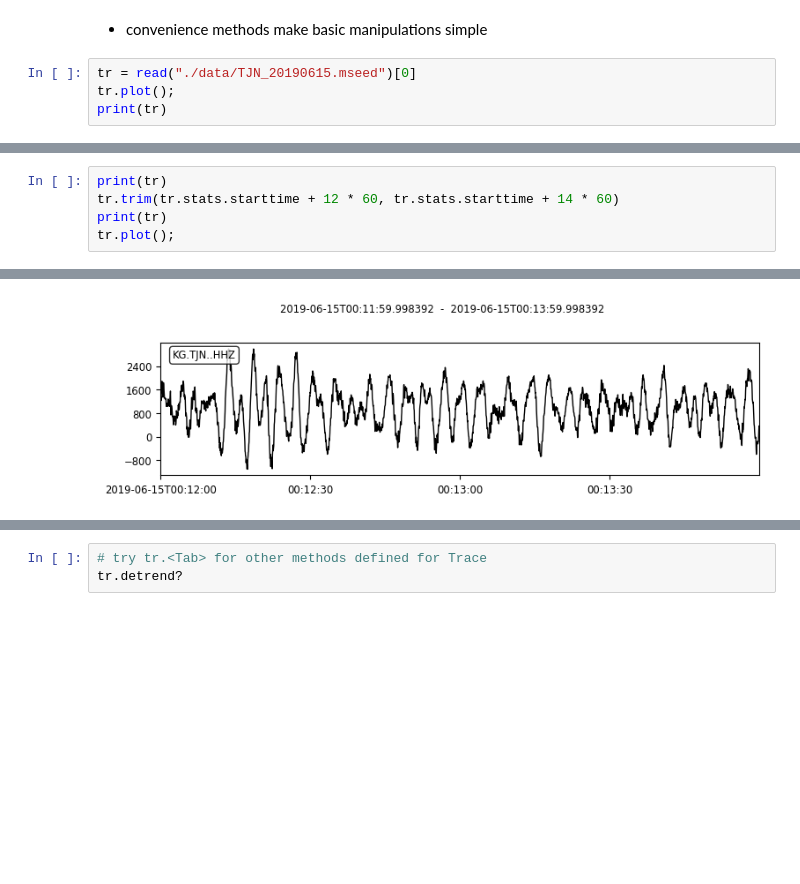
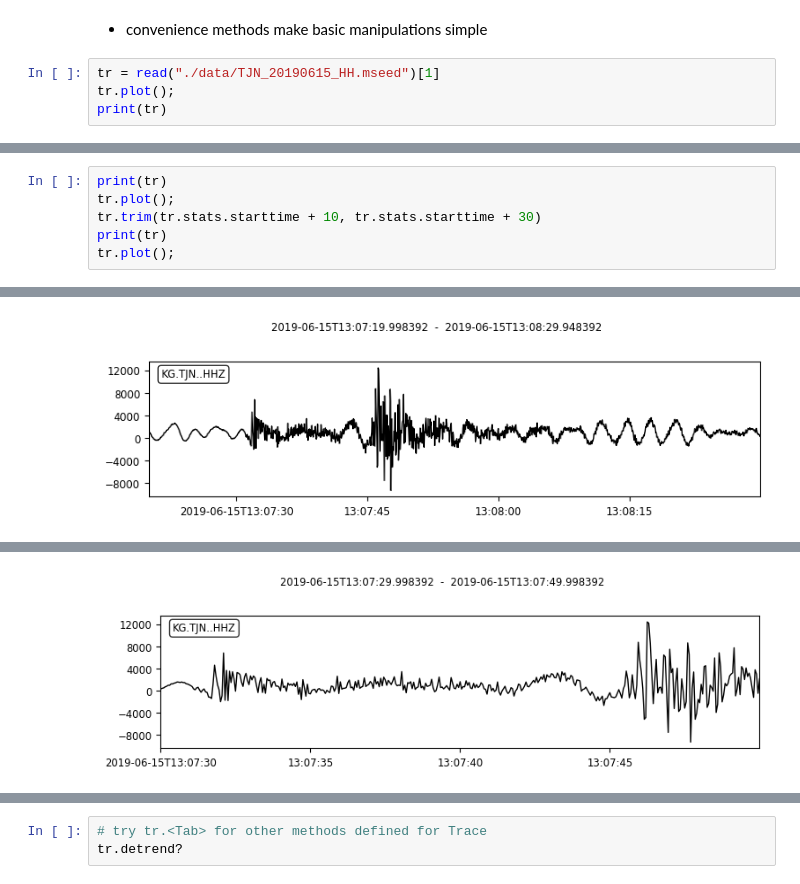
Before and after one commit to yunjeong-seong/kerc_obspy, a Jupyter notebook: 03_waveform_data.ipynb, the cells around one changed output, grey strips where cells are left out. Drawn from its saved outputs; the diff is of its cells as text; blank space fills up the shorter version.

```diff
--- a/03_waveform_data.ipynb
+++ b/03_waveform_data.ipynb
@@ -155,7 +160,7 @@ print(tr.stats.npts, "|", tr.stats.endtime)
 # %% [markdown]
 - convenience methods make basic manipulations simple
 # %%
-tr = read("./data/TJN_20190615.mseed")[0]
+tr = read("./data/TJN_20190615_HH.mseed")[1]
 tr.plot();
 print(tr)
 # %% [output]
@@ -171,6 +176,7 @@ KG.TJN..HHZ | 2019-06-14T23:59:59.998392Z - 2019-06-16T23:59:59.948392Z | 20.0 H
 # %%
 print(tr)
-tr.trim(tr.stats.starttime + 12 * 60, tr.stats.starttime + 14 * 60)
+tr.plot();
+tr.trim(tr.stats.starttime + 10, tr.stats.starttime + 30)
 print(tr)
 tr.plot();
 # %% [output]
@@ -179 +184 @@ KG.TJN..HHZ | 2019-06-15T00:11:59.998392Z - 2019-06-15T00:13:59.998392Z | 20.0 H
-[figure, old version]
+[figure, new version]
@@ -180,2 +186,3 @@ KG.TJN..HHZ | 2019-06-15T00:11:59.998392Z - 2019-06-15T00:13:59.998392Z | 20.0 H
+[figure, added]
 # %%
 tr.detrend("linear")
```
Also changed, not shown: parts of 37 cells of this notebook, 2 other files.
